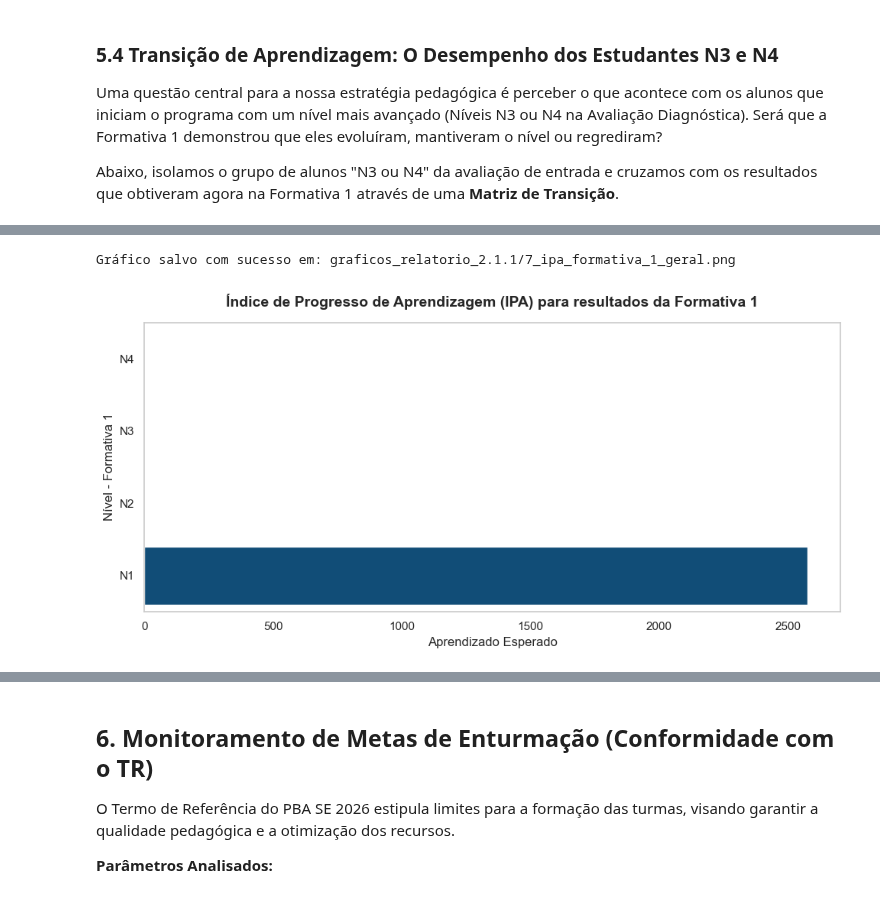
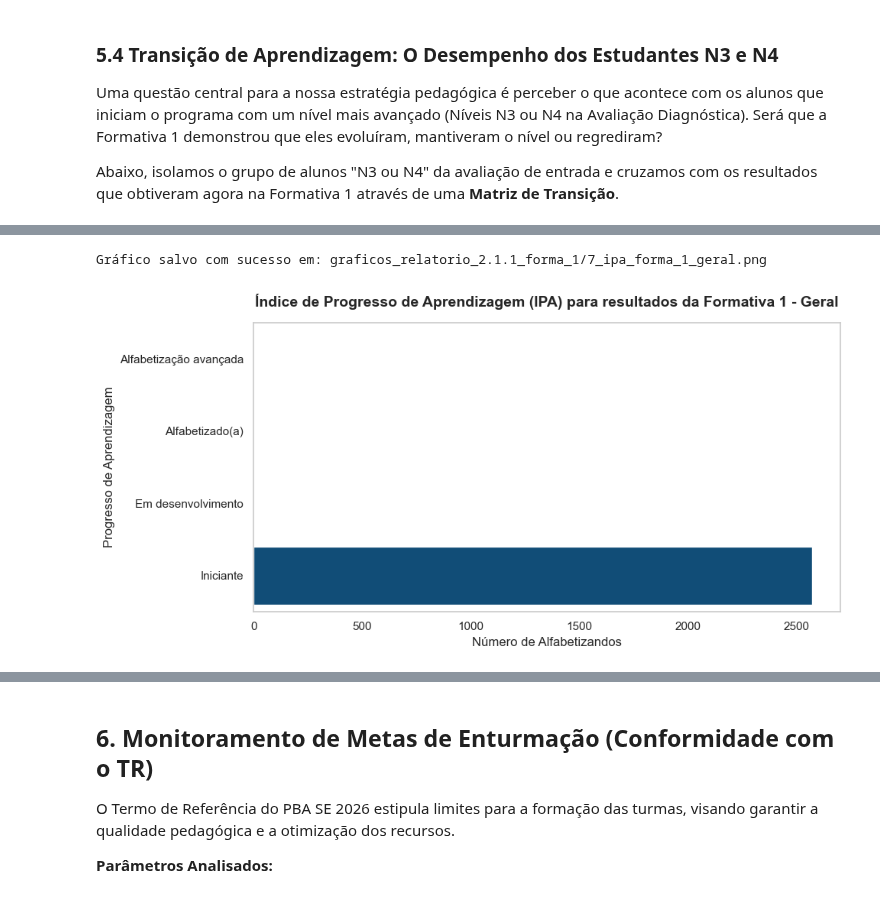
Before and after one commit to fabcmc/pba_se_2026, a Jupyter notebook: SE_2026.1_Formativa_1.ipynb, the cells around one changed output, grey strips where cells are left out. Saved outputs shown, nothing was run; the diff lists cells and outputs as text; code cells hidden in the pictures.

```diff
--- a/SE_2026.1_Formativa_1.ipynb
+++ b/SE_2026.1_Formativa_1.ipynb
@@ -167,11 +224,11 @@ def to_snake_case(column_name):
 
 # Aplica a função to_snake_case aos nomes das colunas
 df_turmas.columns = [to_snake_case(col) for col in df_turmas.columns]
-df_relatorios_formativa_1.columns = [to_snake_case(col) for col in df_relatorios_formativa_1.columns]
+df_relatorios_formativa.columns = [to_snake_case(col) for col in df_relatorios_formativa.columns]
 
 # Verificando resultados
 print(df_turmas.columns)
-print(df_relatorios_formativa_1.columns)
+print(df_relatorios_formativa.columns)
 # %% [output]
 Index(['turma', 'escola', 'municipio', 'qtd_alfabetizandos', 'coordenador',
        'alfabetizador', 'data_inicio', 'data_prevista_de_fim',
@@ -1007,26 +1053,26 @@ Para fins deste relatório, a classificação segue os critérios estabelecidos
 * **N4:** Identifica o número de sílabas de palavras com apoio.
 # %%
 # 1. Filtrar apenas os alunos que realizaram a Formativa 1
-df_formativa1 = df_pedagogico.dropna(subset=['forma_1_result_resum']).copy()
+df_formativa = df_pedagogico.dropna(subset=[f'{PREFIXO_COLUNA}_result_resum']).copy()
 
-print(f"Total de alunos que realizaram a Avaliação Formativa 1: {df_formativa1.shape[0]}")
+print(f"Total de alunos que realizaram a {NOME_AVALIACAO}: {df_formativa.shape[0]}")
 
 # 2. Configurar e criar o gráfico
 plt.figure(figsize=(10, 6))
 ordem_fixa = ['N4', 'N3', 'N2', 'N1']  # Ordem desejada dos níveis
 
 sns.countplot(
-    y='forma_1_result_resum',
-    data=df_formativa1,
+    y=f'{PREFIXO_COLUNA}_result_resum',
+    data=df_formativa,
     order=ordem_fixa,
     palette=cores_pba,
-    hue='forma_1_result_resum', # Evitar warning da paleta
+    hue=f'{PREFIXO_COLUNA}_result_resum', # Evitar warning da paleta
     legend=False
 )
 
-plt.title('Distribuição Geral de Resultados - Atividade Formativa 1', fontsize=14, fontweight='bold', pad=15)
+plt.title(f'Distribuição Geral de Resultados - {NOME_AVALIACAO}', fontsize=14, fontweight='bold', pad=15)
 plt.xlabel('Número de Alfabetizandos', fontsize=12)
-plt.ylabel('Nível alcançado na Formativa 1', fontsize=12)
+plt.ylabel(f'Nível alcançado na {NOME_AVALIACAO}', fontsize=12)
 
 # Adicionar os valores exatos em cada barra para ficar mais profissional
 ax = plt.gca()
@@ -1037,7 +1083,7 @@ for p in ax.patches:
                 xytext=(5, 0), textcoords='offset points', fontsize=10)
 
 # Salvando o gráfico
-nome_grafico_5 = '5_distribuicao_geral_forma_1.png'
+nome_grafico_5 = f'5_distribuicao_geral_{PREFIXO_COLUNA.lower().replace(" ", "_")}.png'
 caminho_grafico_5 = os.path.join(dir_graficos, nome_grafico_5)
 
 plt.savefig(caminho_grafico_5, dpi=300, bbox_inches='tight')
@@ -1270,36 +1370,46 @@ display(df_formativa1[colunas_visualizacao].head(10))
 # %%
 # Dicionário de Níveis para IPA
 dicionario_nivel_ipa = {
     'N1': 'Iniciante',
     'N2': 'Em desenvolvimento',
     'N3': 'Alfabetizado(a)',
     'N4': 'Alfabetização avançada',
 }
 
+# Mudando nome dos níveis para apresentar no gráfico
+df_formativa.loc[:, 'classificacao_ipa_descricao'] = (
+    df_formativa[f'classificacao_ipa_f{NUM_FORMATIVA}']
+    .str.extract(r'(N\d)', expand=False)  # 1. Extrai apenas o pedaço que diz "N1", "N2", etc.
+    .map(dicionario_nivel_ipa)            # 2. Traduz a sigla usando o dicionário
+    .fillna(df_formativa[f'classificacao_ipa_f{NUM_FORMATIVA}']) # 3. Se não achar nada, mantém o texto original
+)
+
+ordem_descricao_ipa = ['Alfabetização avançada', 'Alfabetizado(a)', 'Em desenvolvimento', 'Iniciante']
+
 # Plotar o desempenho específico destes alunos na Formativa 1
 plt.figure(figsize=(10, 5))
 sns.countplot(
-    y='classificacao_ipa',
-    data=df_formativa1,
-    order=ordem_fixa,
+    y='classificacao_ipa_descricao',
+    data=df_formativa,
+    order=ordem_descricao_ipa,
     palette=cores_pba,
-    hue='classificacao_ipa',
+    hue='classificacao_ipa_descricao',
     height=0.8,       # FIXA A ESPESSURA: 0.8 é a largura padrão do Seaborn
     legend=False
 )
-plt.title('Índice de Progresso de Aprendizagem (IPA) para resultados da Formativa 1', fontsize=14, fontweight='bold', pad=15)
-plt.xlabel('Aprendizado Esperado')
-plt.ylabel('Nível - Formativa 1')
+plt.title('Índice de Progresso de Aprendizagem (IPA) para resultados da Formativa 1 - Geral', fontsize=14, fontweight='bold', pad=15)
+plt.xlabel('Número de Alfabetizandos')
+plt.ylabel('Progresso de Aprendizagem')
 
 # Salvando o gráfico
-nome_grafico_7 = '7_ipa_formativa_1_geral.png'
+nome_grafico_7 = f'7_ipa_{PREFIXO_COLUNA}_geral.png'
 caminho_grafico_7 = os.path.join(dir_graficos, nome_grafico_7)
 
 plt.savefig(caminho_grafico_7, dpi=300, bbox_inches='tight')
 print(f"Gráfico salvo com sucesso em: {caminho_grafico_7}")
 
 plt.tight_layout()
 plt.show()
 # %% [output]
-Gráfico salvo com sucesso em: graficos_relatorio_2.1.1/7_ipa_formativa_1_geral.png
+Gráfico salvo com sucesso em: graficos_relatorio_2.1.1_forma_1/7_ipa_forma_1_geral.png
-[figure, old version]
+[figure, new version]
```
Also changed, not shown: parts of 20 cells of this notebook.
